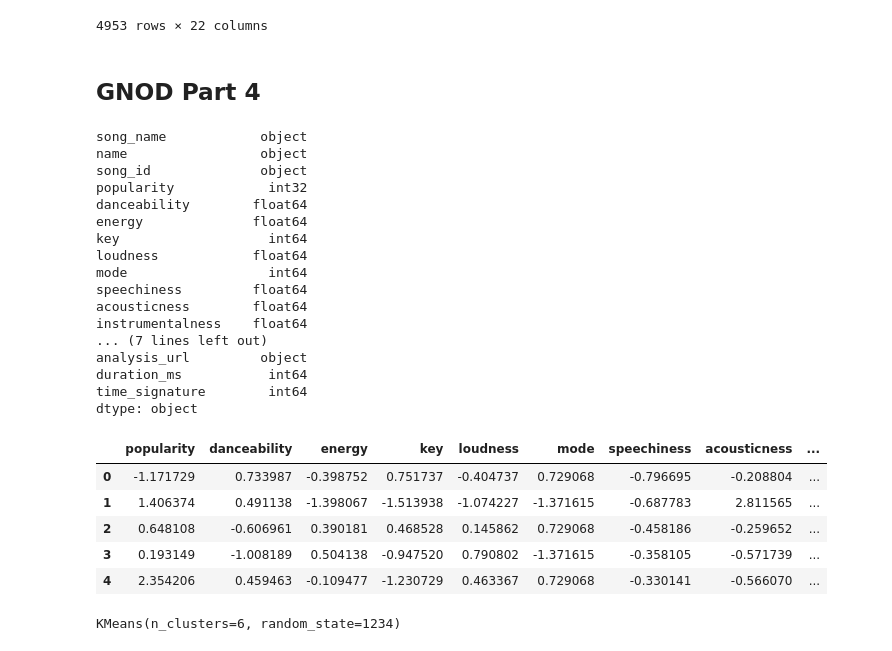
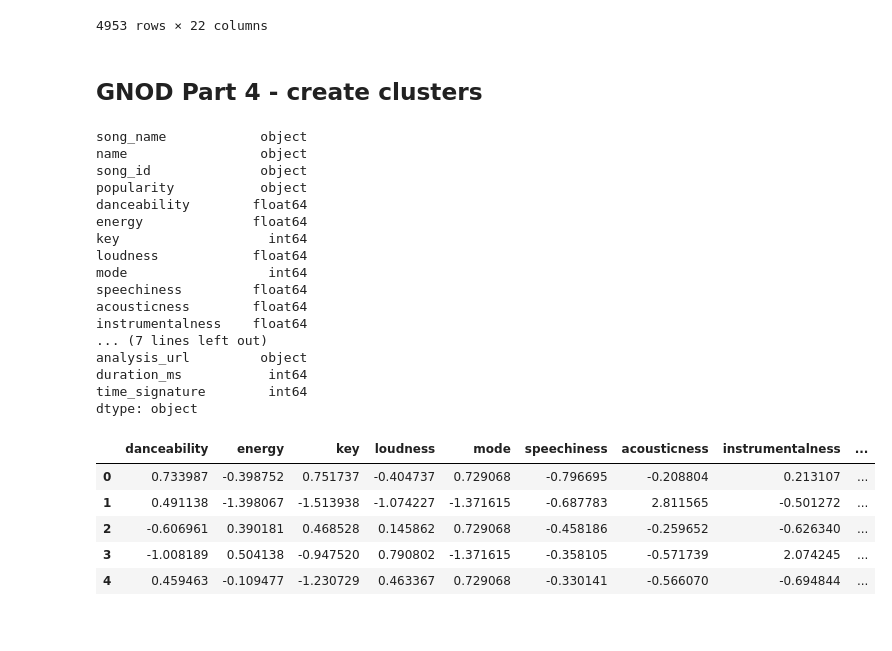
Before and after one commit to CyrielleMary/lab-web-scraping-single-page, a Jupyter notebook: GNOD-Project.ipynb, the cells around one changed output. Cells and saved outputs as stored; diff of their text form; code cells hidden in the pictures.

```diff
--- a/GNOD-Project.ipynb
+++ b/GNOD-Project.ipynb
@@ -328,18 +332,18 @@ df_audio_features
 # %% [markdown]
-## GNOD Part 4
+## GNOD Part 4 - create clusters
 # %%
 from sklearn.preprocessing import StandardScaler
 import matplotlib.pyplot as plt
 from sklearn.cluster import KMeans
 # %%
-df_audio_features['popularity'] = df_audio_features['popularity'].astype(int)
+#df_audio_features['popularity'] = df_audio_features['popularity'].astype(int)
 # %%
 df_audio_features.dtypes
 # %% [output]
 song_name            object
 name                 object
 song_id              object
-popularity            int32
+popularity           object
 danceability        float64
 energy              float64
 key                   int64
@@ -356,17 +360,15 @@ dtype: object
 # %%
 X_num = df_audio_features.select_dtypes('number')
 # %%
-X_prep = StandardScaler().fit_transform(X_num)
-pd.DataFrame(X_prep,columns=X_num.columns).head()
+scaler = StandardScaler()
+scaler = scaler.fit(X_num)
+X_prep = scaler.fit_transform(X_num)
+X_scaler = pd.DataFrame(X_prep,columns=X_num.columns)
+X_scaler.head()
 # %% [output]
-|  | popularity | danceability | energy | key | loudness | mode | speechiness | acousticness | ... |
-| 0 | -1.171729 | 0.733987 | -0.398752 | 0.751737 | -0.404737 | 0.729068 | -0.796695 | -0.208804 | ... |
-| 1 | 1.406374 | 0.491138 | -1.398067 | -1.513938 | -1.074227 | -1.371615 | -0.687783 | 2.811565 | ... |
-| 2 | 0.648108 | -0.606961 | 0.390181 | 0.468528 | 0.145862 | 0.729068 | -0.458186 | -0.259652 | ... |
-| 3 | 0.193149 | -1.008189 | 0.504138 | -0.947520 | 0.790802 | -1.371615 | -0.358105 | -0.571739 | ... |
-| 4 | 2.354206 | 0.459463 | -0.109477 | -1.230729 | 0.463367 | 0.729068 | -0.330141 | -0.566070 | ... |
+|  | danceability | energy | key | loudness | mode | speechiness | acousticness | instrumentalness | ... |
+| 0 | 0.733987 | -0.398752 | 0.751737 | -0.404737 | 0.729068 | -0.796695 | -0.208804 | 0.213107 | ... |
+| 1 | 0.491138 | -1.398067 | -1.513938 | -1.074227 | -1.371615 | -0.687783 | 2.811565 | -0.501272 | ... |
+| 2 | -0.606961 | 0.390181 | 0.468528 | 0.145862 | 0.729068 | -0.458186 | -0.259652 | -0.626340 | ... |
+| 3 | -1.008189 | 0.504138 | -0.947520 | 0.790802 | -1.371615 | -0.358105 | -0.571739 | 2.074245 | ... |
+| 4 | 0.459463 | -0.109477 | -1.230729 | 0.463367 | 0.729068 | -0.330141 | -0.566070 | -0.694844 | ... |
-# %%
-kmeans = KMeans(n_clusters=6, random_state=1234)
-kmeans.fit(X_prep)
-# %% [output]
-KMeans(n_clusters=6, random_state=1234)
```
Also changed, not shown: parts of 33 cells of this notebook.
